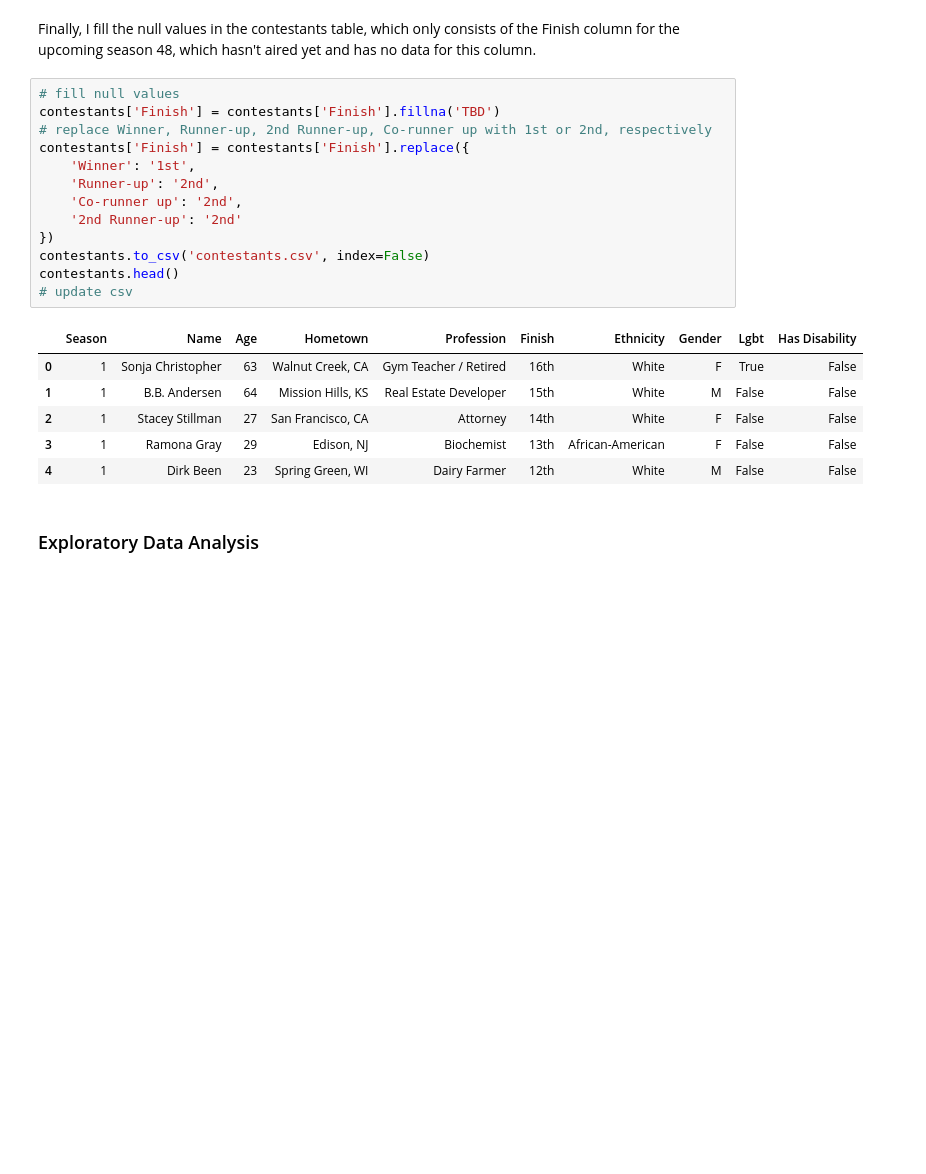
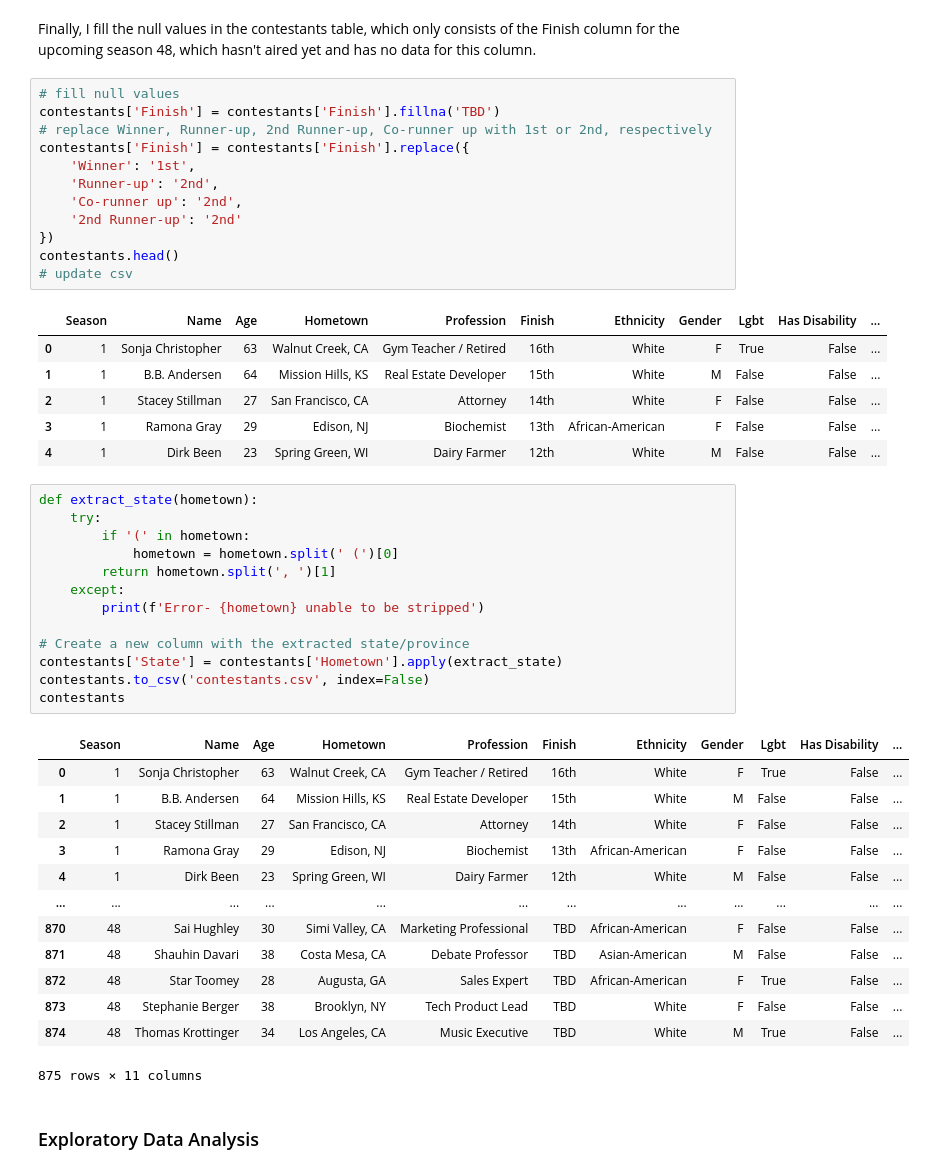
Before and after one commit to jubilbee/Survivor_EDA, a Jupyter notebook: Survivor_EDA.ipynb, the cells around one changed output. Cells and saved outputs as stored; diff of their text form; blank space fills up the shorter version.

```diff
--- a/Survivor_EDA.ipynb
+++ b/Survivor_EDA.ipynb
@@ -181,16 +212,42 @@ contestants['Finish'] = contestants['Finish'].replace({
     'Co-runner up': '2nd',
     '2nd Runner-up': '2nd'
 })
-contestants.to_csv('contestants.csv', index=False)
 contestants.head()
 # update csv
 # %% [output]
-|  | Season | Name | Age | Hometown | Profession | Finish | Ethnicity | Gender | Lgbt | Has Disability |
-| 0 | 1 | Sonja Christopher | 63 | Walnut Creek, CA | Gym Teacher / Retired | 16th | White | F | True | False |
-| 1 | 1 | B.B. Andersen | 64 | Mission Hills, KS | Real Estate Developer | 15th | White | M | False | False |
-| 2 | 1 | Stacey Stillman | 27 | San Francisco, CA | Attorney | 14th | White | F | False | False |
-| 3 | 1 | Ramona Gray | 29 | Edison, NJ | Biochemist | 13th | African-American | F | False | False |
-| 4 | 1 | Dirk Been | 23 | Spring Green, WI | Dairy Farmer | 12th | White | M | False | False |
+|  | Season | Name | Age | Hometown | Profession | Finish | Ethnicity | Gender | Lgbt | Has Disability | ... |
+| 0 | 1 | Sonja Christopher | 63 | Walnut Creek, CA | Gym Teacher / Retired | 16th | White | F | True | False | ... |
+| 1 | 1 | B.B. Andersen | 64 | Mission Hills, KS | Real Estate Developer | 15th | White | M | False | False | ... |
+| 2 | 1 | Stacey Stillman | 27 | San Francisco, CA | Attorney | 14th | White | F | False | False | ... |
+| 3 | 1 | Ramona Gray | 29 | Edison, NJ | Biochemist | 13th | African-American | F | False | False | ... |
+| 4 | 1 | Dirk Been | 23 | Spring Green, WI | Dairy Farmer | 12th | White | M | False | False | ... |
+# %%
+def extract_state(hometown):
+    try:
+        if '(' in hometown:
+            hometown = hometown.split(' (')[0]
+        return hometown.split(', ')[1]
+    except:
+        print(f'Error- {hometown} unable to be stripped')
+
+# Create a new column with the extracted state/province
+contestants['State'] = contestants['Hometown'].apply(extract_state)
+contestants.to_csv('contestants.csv', index=False)
+contestants
+# %% [output]
+|  | Season | Name | Age | Hometown | Profession | Finish | Ethnicity | Gender | Lgbt | Has Disability | ... |
+| 0 | 1 | Sonja Christopher | 63 | Walnut Creek, CA | Gym Teacher / Retired | 16th | White | F | True | False | ... |
+| 1 | 1 | B.B. Andersen | 64 | Mission Hills, KS | Real Estate Developer | 15th | White | M | False | False | ... |
+| 2 | 1 | Stacey Stillman | 27 | San Francisco, CA | Attorney | 14th | White | F | False | False | ... |
+| 3 | 1 | Ramona Gray | 29 | Edison, NJ | Biochemist | 13th | African-American | F | False | False | ... |
+| 4 | 1 | Dirk Been | 23 | Spring Green, WI | Dairy Farmer | 12th | White | M | False | False | ... |
+| ... | ... | ... | ... | ... | ... | ... | ... | ... | ... | ... | ... |
+| 870 | 48 | Sai Hughley | 30 | Simi Valley, CA | Marketing Professional | TBD | African-American | F | False | False | ... |
+| 871 | 48 | Shauhin Davari | 38 | Costa Mesa, CA | Debate Professor | TBD | Asian-American | M | False | False | ... |
+| 872 | 48 | Star Toomey | 28 | Augusta, GA | Sales Expert | TBD | African-American | F | True | False | ... |
+| 873 | 48 | Stephanie Berger | 38 | Brooklyn, NY | Tech Product Lead | TBD | White | F | False | False | ... |
+| 874 | 48 | Thomas Krottinger | 34 | Los Angeles, CA | Music Executive | TBD | White | M | True | False | ... |
+875 rows × 11 columns
 # %% [markdown]
 ### Exploratory Data Analysis
 # %%
```
Also changed, not shown: parts of 7 cells of this notebook, 5 other files.
